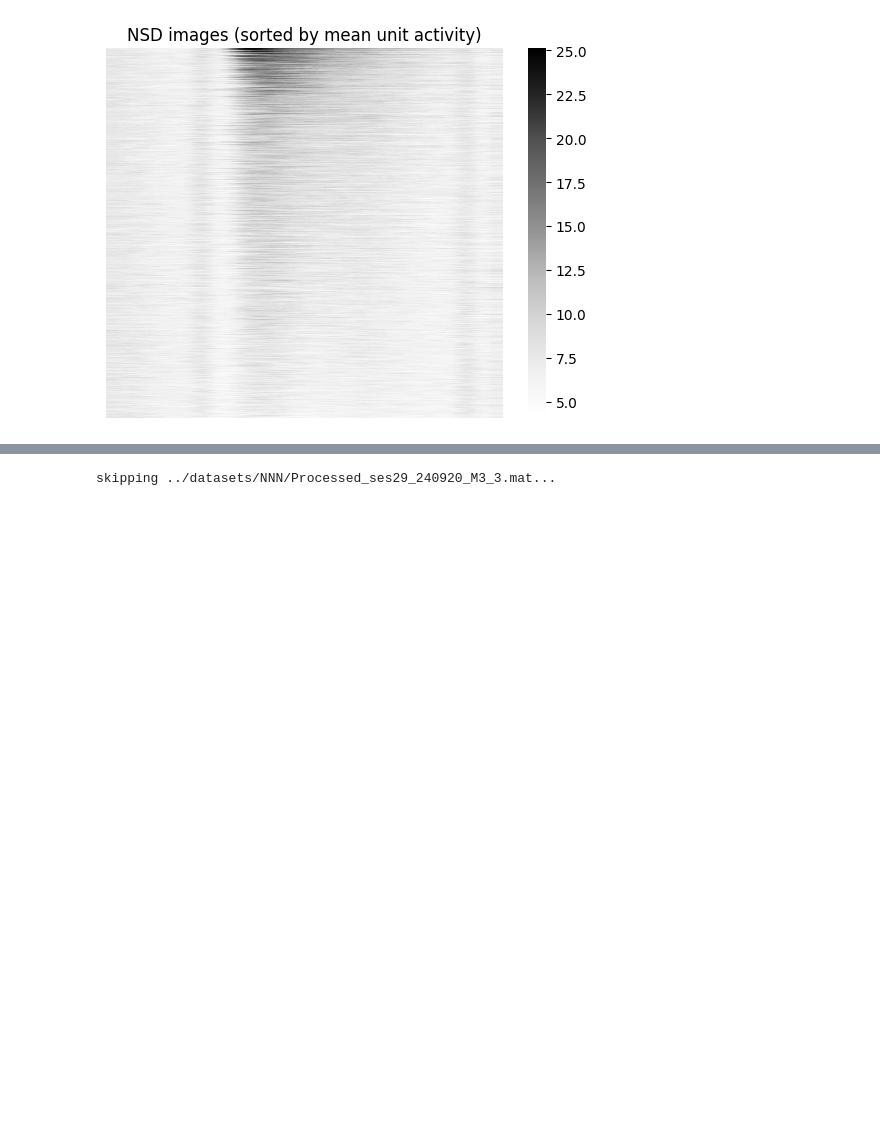
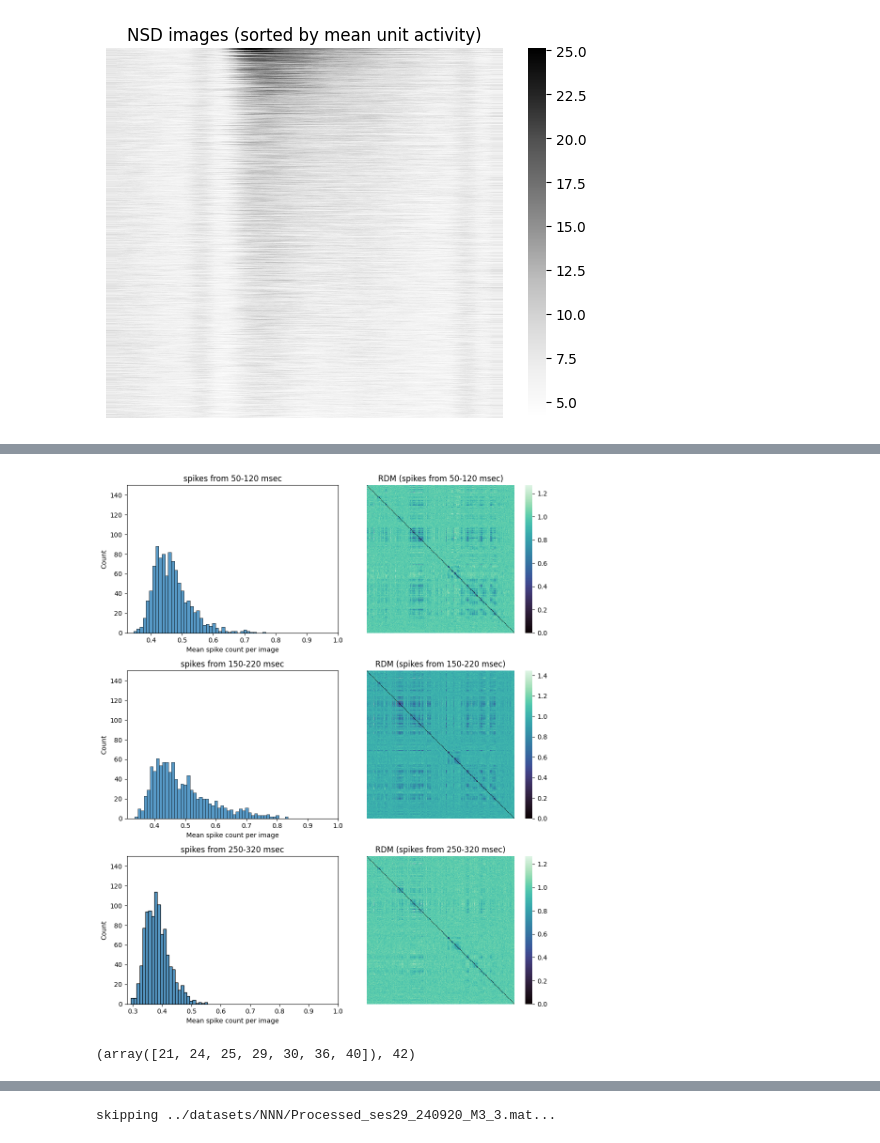
Before and after one commit to aimarvi/triplen, a Jupyter notebook: exploring_data.ipynb, the cells around one changed output, grey strips where cells are left out. Cells and saved outputs as stored; diff of their text form; code cells hidden in the pictures; blank space fills up the shorter version.

```diff
--- a/exploring_data.ipynb
+++ b/exploring_data.ipynb
@@ -234,0 +226,49 @@ for i in range(num_units):
+# %%
+all_raster = np.stack(face_df['img_raster'].values)
+raster = np.mean(all_raster, axis=0)
+
+R = raster.T[:1000]
+
+early_raster = all_raster[:, 100:170, :1000] # 70 - 150 msec
+late_raster = all_raster[:, 200:270, :1000] # 170-250 msec
+latelate_raster = all_raster[:, 300:370, :1000]
+fig, axes = plt.subplots(3, 2, figsize=(10, 12))
+
+time_windows = [
+    ('spikes from 50-120 msec', early_raster),
+    ('spikes from 150-220 msec', late_raster),
+    ('spikes from 250-320 msec', latelate_raster)
+]
+
+for row, (title, raster) in enumerate(time_windows):
+    # Left: histogram
+    ax = axes[row, 0]
+    sspikes = np.sum(raster, axis=1)        # (units, images)
+    x = np.mean(sspikes, axis=0)            # mean population activity per image
+    sns.histplot(x, binwidth=0.01, ax=ax)
+    ax.set_ylim(top=150)
+    ax.set_xlim(right=1)
+    ax.set_title(title)
+    ax.set_xlabel('Mean spike count per image')
+    ax.set_ylabel('Count')
+
+    # Right: RDM
+    ax = axes[row, 1]
+    rdm = squareform(pdist(sspikes, metric='correlation'))  # shape (units, units)
+    sns.heatmap(rdm, ax=ax, cmap='mako', square=True)  # only cbar for top row for less clutter
+    ax.set_title('RDM (%s)' % title)
+    ax.set_xlabel('Unit')
+    ax.set_ylabel('Unit')
+    ax.axis('off')
+
+plt.tight_layout()
+plt.show()
+# %% [output]
+[figure, added]
+# %%
+unit = 'F_SI'
+face_df = raster_data[(raster_data[unit]>0.5) & (raster_data['unit_type'] == 1) & (raster_data['snr_max'] > 20) & (raster_data['session'].isin([21,24,25,28,29,30,36,40]))]
+face_df = face_df[~(face_df['img_raster'].isna())] # some sessions do not have raster data?
+face_df['session'].unique(), len(face_df)
+# %% [output]
+(array([21, 24, 25, 29, 30, 36, 40]), 42)
```
Also changed, not shown: parts of 5 cells of this notebook, 3 other files.
